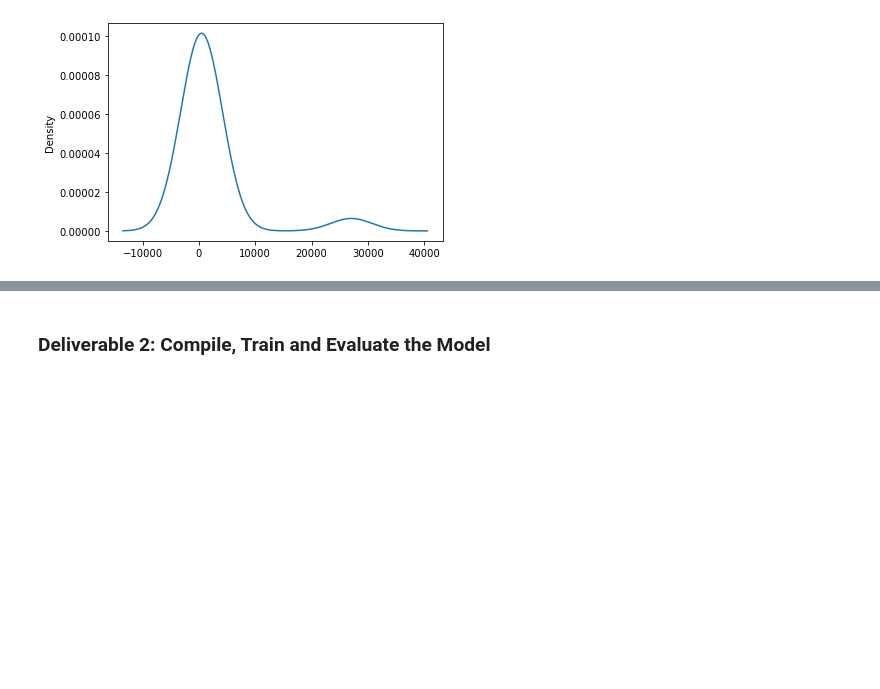
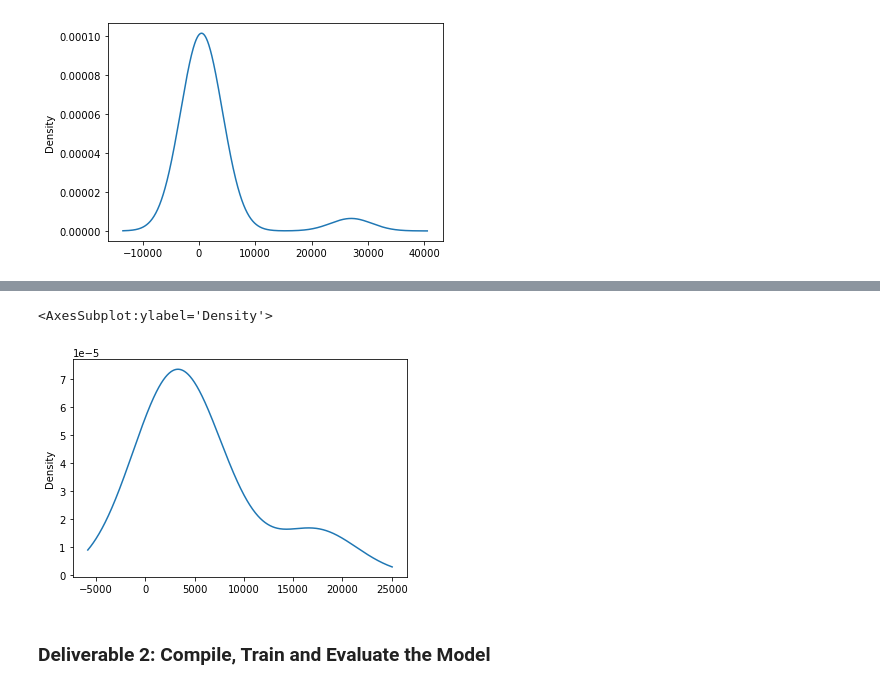
Before and after one commit to Gitatme123/Neural_Network_Charity_Analysis, a Jupyter notebook: AlphabetSoupCharity.ipynb, the cells around one changed output, grey strips where cells are left out. Drawn from its saved outputs; the diff is of its cells as text; code cells hidden in the pictures; blank space fills up the shorter version.

```diff
--- a/AlphabetSoupCharity.ipynb
+++ b/AlphabetSoupCharity.ipynb
@@ -60,13 +57,13 @@ dtype: int64
 # For each of the columns with 10 unique values, determine the number of data points for each unique value
 
 #number of data points for each unique value of Application Types
-application_value_counts = application_2.APPLICATION_TYPE.value_counts()
+application_value_counts = application_df.APPLICATION_TYPE.value_counts()
 
 #number of data points for each unique value of Classifications
-application_value_counts1 = application_2.CLASSIFICATION.value_counts()
+application_value_counts1 = application_df.CLASSIFICATION.value_counts()
 
 #number of data points for each unique value of Ask Amounts
-application_value_counts2 = application_2.ASK_AMT.value_counts()
+application_value_counts2 = application_df.ASK_AMT.value_counts()
 
 #printing the values for each unique value to see if the code worked
 print(application_value_counts1, application_value_counts2, application_value_counts)
@@ -115,7 +112,7 @@ over_ten_uniques.plot.density()
 [figure]
 # %%
 # Look at APPLICATION_TYPE value counts for binning
-application_value_counts = application_2.APPLICATION_TYPE.value_counts()
+application_value_counts = application_df.APPLICATION_TYPE.value_counts()
 application_value_counts
 # %% [output]
 T3     27037
@@ -145,11 +142,11 @@ application_value_counts.plot.density()
 # %%
 # Determine which values to replace if counts are less than ...?
 # From the chart and list of values for application types i will put anything with less than 500 count into the "Other Bin"
-#  YOUR CODE GOES HERE
+replace_application = list(application_value_counts[application_value_counts < 500].index)
 
 # Replace in dataframe
 for app in replace_application:
     application_df.APPLICATION_TYPE = application_df.APPLICATION_TYPE.replace(app,"Other")
 
 # Check to make sure binning was successful
-application_df.APPLICATION_TYPE.value_counts()
+application_2.APPLICATION_TYPE.value_counts()
@@ -158,0 +187,9 @@ application_df.APPLICATION_TYPE.value_counts()
+# %%
+# Replace in dataframe
+replace_classification = list(application_value_counts1[application_value_counts1 < 1000].index)
+
+for app1 in replace_classification:
+    application_df.CLASSIFICATION = application_df.CLASSIFICATION.replace(app1,"Other")
+
+# Check to make sure binning was successful
+application_df.CLASSIFICATION.value_counts()
@@ -159,3 +204,7 @@ application_df.APPLICATION_TYPE.value_counts()
 # %%
 # Visualize the value counts of CLASSIFICATION
-#  YOUR CODE GOES HERE
+newclsdensity = application_df.CLASSIFICATION.value_counts()
+newclsdensity.plot.density()
+# %% [output]
+<AxesSubplot:ylabel='Density'>
+[figure, added]
```
Also changed, not shown: parts of 8 cells of this notebook.
